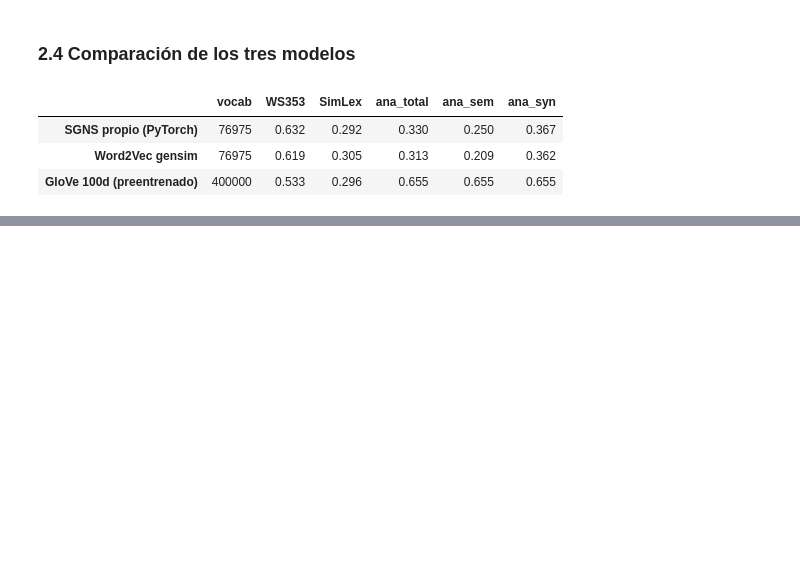
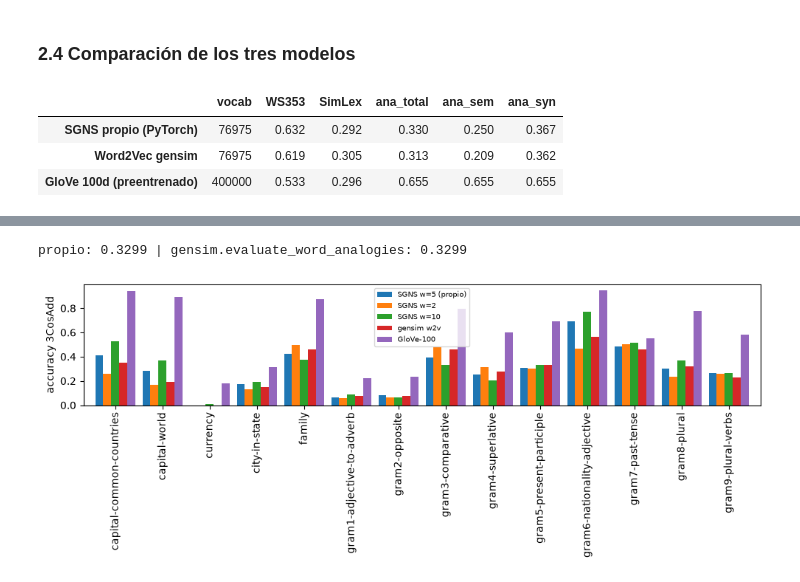
Before and after one commit to AscencioSIUU/deepLearning, a Jupyter notebook: labs/lab7-embeddings/notebook.ipynb, the cells around one changed output, grey strips where cells are left out. Saved outputs shown, nothing was run; the diff lists cells and outputs as text; code cells hidden in the pictures; blank space fills up the shorter version.

```diff
--- a/labs/lab7-embeddings/notebook.ipynb
+++ b/labs/lab7-embeddings/notebook.ipynb
@@ -410,0 +485,19 @@ cmp.round(3)
+# %%
+def analogy(kv, a, b, c, topn=5, restrict=30_000):
+    """a es a b como c es a ?  (3CosAdd)"""
+    E = F.normalize(torch.from_numpy(kv.vectors[:restrict]).float(), dim=1)
+    q = E[kv.key_to_index[b]] - E[kv.key_to_index[a]] + E[kv.key_to_index[c]]
+    s = E @ q
+    for w in (a, b, c): s[kv.key_to_index[w]] = -1e9
+    return [kv.index_to_key[i] for i in s.topk(topn).indices]
+
+tests = [("man", "king", "woman"), ("france", "paris", "italy"), ("walk", "walking", "swim"),
+         ("good", "better", "bad"), ("japan", "tokyo", "germany"), ("dollar", "usa", "yen")]
+rows = []
+for a, b, c in tests:
+    row = {"a : b :: c : ?": f"{a} : {b} :: {c} : ?"}
+    for name, kv in models.items():
+        try: row[name] = ", ".join(analogy(kv, a, b, c, 3))
+        except KeyError: row[name] = "(OOV)"
+    rows.append(row)
+pd.DataFrame(rows).set_index("a : b :: c : ?")
@@ -410,0 +515,10 @@ cmp.round(3)
+# %%
+all_models = {"SGNS w=5 (propio)": sgns, "SGNS w=2": sgns_w2, "SGNS w=10": sgns_w10,
+              "gensim w2v": w2v, "GloVe-100": glove}
+per_cat = {n: analogy_eval(kv) for n, kv in all_models.items()}
+tab = pd.DataFrame({n: {c: (r[c][0] / r[c][1] if r[c][1] else np.nan) for c in ANALOGIES} for n, r in per_cat.items()})
+tab.loc["— semántico"] = {n: analogy_acc(r, SEM) for n, r in per_cat.items()}
+tab.loc["— sintáctico"] = {n: analogy_acc(r, [c for c in r if c not in SEM]) for n, r in per_cat.items()}
+tab.loc["TOTAL"] = {n: analogy_acc(r) for n, r in per_cat.items()}
+tab.loc["cobertura"] = {n: sum(v[1] for v in r.values()) / sum(v[2] for v in r.values()) for n, r in per_cat.items()}
+tab.round(3)
@@ -410,0 +543,10 @@ cmp.round(3)
+# %%
+# sanity check del 3CosAdd propio contra la implementación de gensim (mismo vocab restringido)
+g_acc, _ = sgns.evaluate_word_analogies("data/questions-words.txt", restrict_vocab=30_000, case_insensitive=True)
+print(f"propio: {analogy_acc(per_cat['SGNS w=5 (propio)']):.4f} | gensim.evaluate_word_analogies: {g_acc:.4f}")
+fig, ax = plt.subplots(figsize=(10, 4))
+tab.iloc[:14].plot.bar(ax=ax, width=0.85); ax.set_ylabel("accuracy 3CosAdd"); ax.legend(fontsize=7)
+plt.tight_layout(); plt.savefig("analogies_by_cat.png", dpi=150); plt.show()
+# %% [output]
+propio: 0.3299 | gensim.evaluate_word_analogies: 0.3299
+[figure, added]
```
Also changed, not shown: parts of 25 cells of this notebook, 7 other files.
